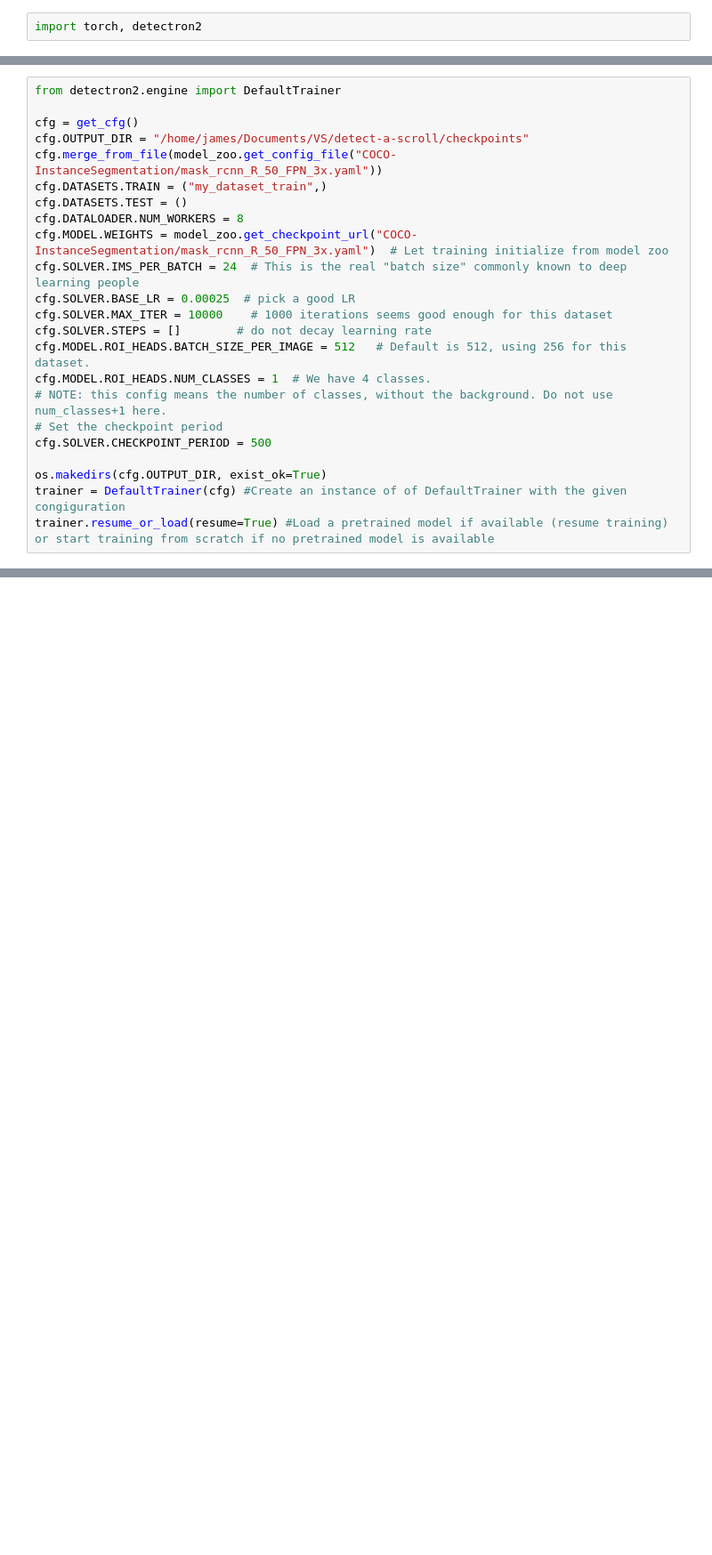
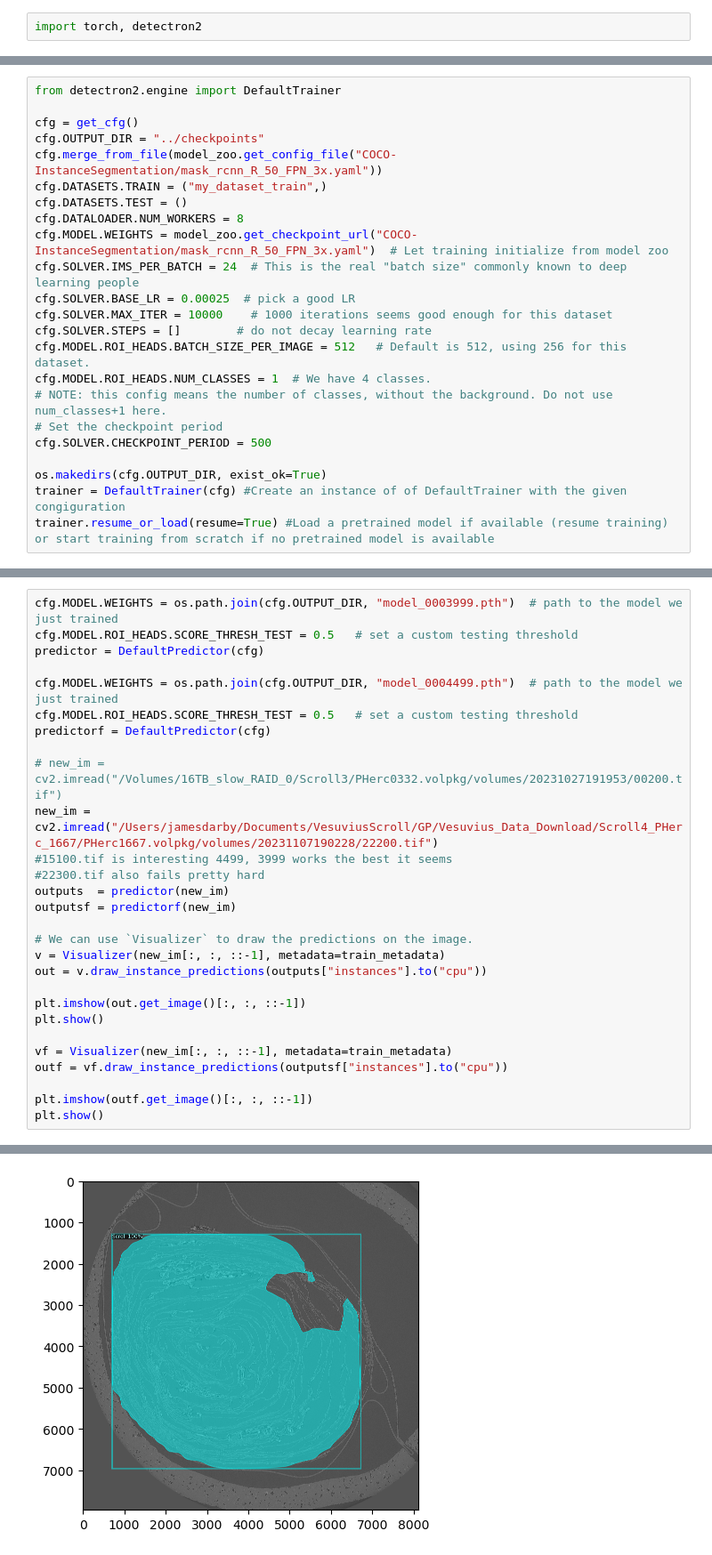
Before and after one commit to JamesDarby345/detect-a-scroll, a Jupyter notebook: demo/train.ipynb, the cells around one changed output, grey strips where cells are left out. Shown at 89% size. Cells and saved outputs as stored; diff of their text form; blank space fills up the shorter version.

```diff
--- a/demo/train.ipynb
+++ b/demo/train.ipynb
@@ -115,7 +116,7 @@ for d in random.sample(train_dataset_dicts, 2):
 from detectron2.engine import DefaultTrainer
 
 cfg = get_cfg()
-cfg.OUTPUT_DIR = "/home/james/Documents/VS/detect-a-scroll/checkpoints"
+cfg.OUTPUT_DIR = "../checkpoints"
 cfg.merge_from_file(model_zoo.get_config_file("COCO-InstanceSegmentation/mask_rcnn_R_50_FPN_3x.yaml"))
 cfg.DATASETS.TRAIN = ("my_dataset_train",)
 cfg.DATASETS.TEST = ()
@@ -244,0 +200,29 @@ plt.imshow(out.get_image()[:, :, ::-1])
+# %%
+cfg.MODEL.WEIGHTS = os.path.join(cfg.OUTPUT_DIR, "model_0003999.pth")  # path to the model we just trained
+cfg.MODEL.ROI_HEADS.SCORE_THRESH_TEST = 0.5   # set a custom testing threshold
+predictor = DefaultPredictor(cfg)
+
+cfg.MODEL.WEIGHTS = os.path.join(cfg.OUTPUT_DIR, "model_0004499.pth")  # path to the model we just trained
+cfg.MODEL.ROI_HEADS.SCORE_THRESH_TEST = 0.5   # set a custom testing threshold
+predictorf = DefaultPredictor(cfg)
+
+# new_im = cv2.imread("/Volumes/16TB_slow_RAID_0/Scroll3/PHerc0332.volpkg/volumes/20231027191953/00200.tif")
+new_im = cv2.imread("/Users/jamesdarby/Documents/VesuviusScroll/GP/Vesuvius_Data_Download/Scroll4_PHerc_1667/PHerc1667.volpkg/volumes/20231107190228/22200.tif")
+#15100.tif is interesting 4499, 3999 works the best it seems
+#22300.tif also fails pretty hard
+outputs  = predictor(new_im)
+outputsf = predictorf(new_im)
+
+# We can use `Visualizer` to draw the predictions on the image.
+v = Visualizer(new_im[:, :, ::-1], metadata=train_metadata)
+out = v.draw_instance_predictions(outputs["instances"].to("cpu"))
+
+plt.imshow(out.get_image()[:, :, ::-1])
+plt.show()
+
+vf = Visualizer(new_im[:, :, ::-1], metadata=train_metadata)
+outf = vf.draw_instance_predictions(outputsf["instances"].to("cpu"))
+
+plt.imshow(outf.get_image()[:, :, ::-1])
+plt.show()
+# %% [output]
@@ -244,0 +231 @@ plt.imshow(out.get_image()[:, :, ::-1])
+[figure, added]
```
Also changed, not shown: parts of 17 cells of this notebook, 5 other files.
